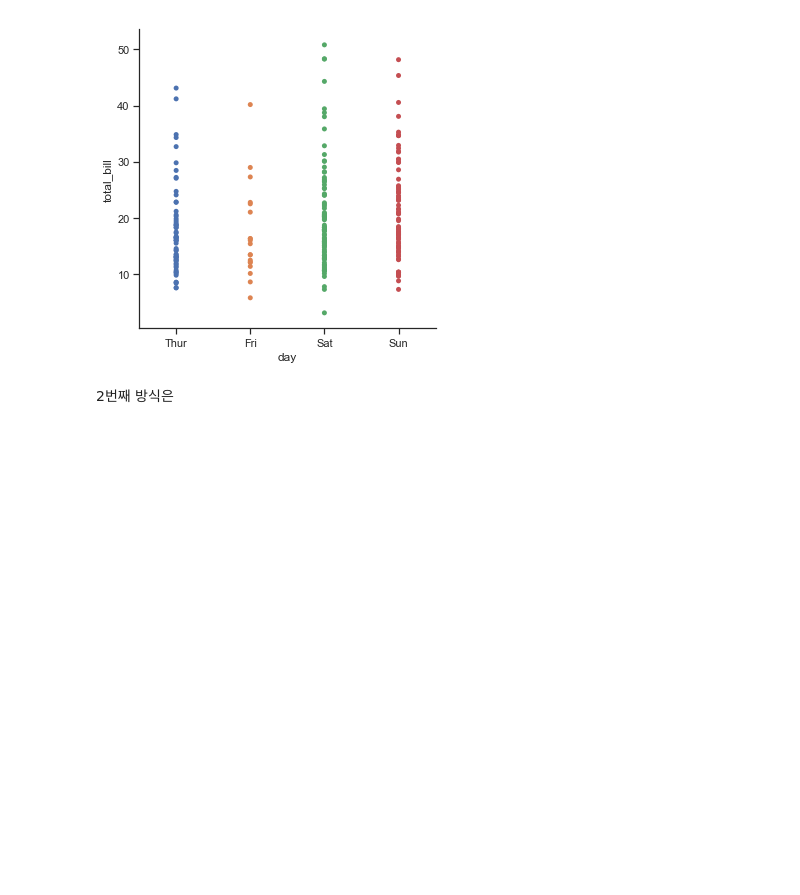
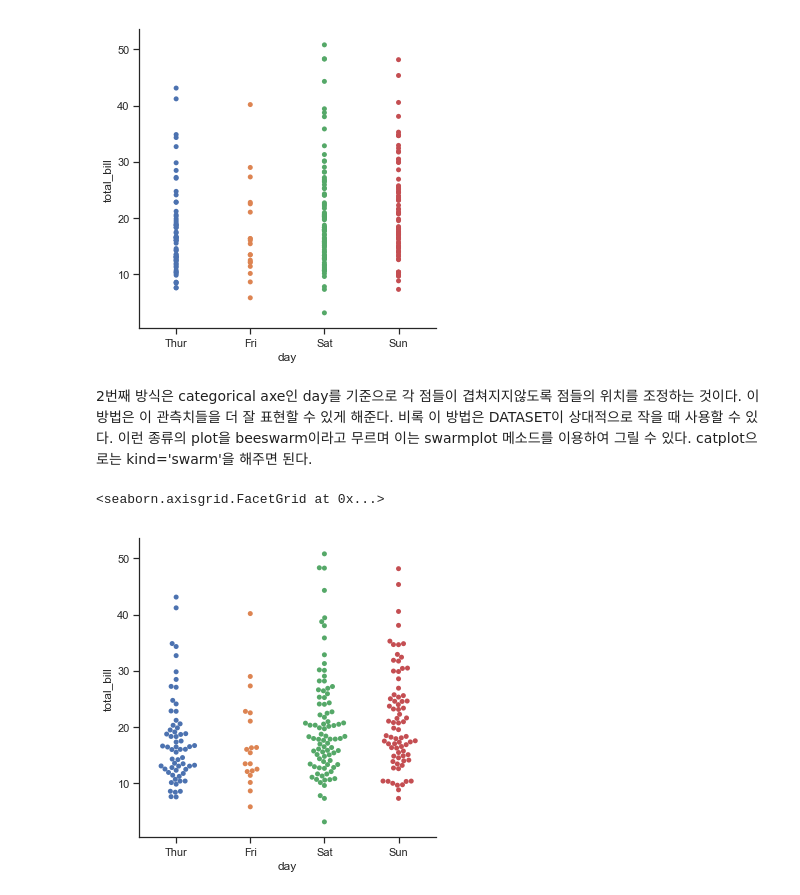
Before and after one commit to amzojh/kaggle, a Jupyter notebook: datavisualization_tutorial/Plotting_with_categrical_data.ipynb, the cells around one changed output. Drawn from its saved outputs; the diff is of its cells as text; code cells hidden in the pictures; blank space fills up the shorter version.

```diff
--- a/datavisualization_tutorial/Plotting_with_categrical_data.ipynb
+++ b/datavisualization_tutorial/Plotting_with_categrical_data.ipynb
@@ -62,5 +62,10 @@ sns.catplot(kind='strip', x='day', y='total_bill', jitter=False, data=tips)
 # %% [output]
 <seaborn.axisgrid.FacetGrid at 0x...>
 [figure]
-# %% [markdown]
-2번째 방식은
+# %% [markdown]
+2번째 방식은 categorical axe인 day를 기준으로 각 점들이 겹쳐지지않도록 점들의 위치를 조정하는 것이다. 이 방법은 이 관측치들을 더 잘 표현할 수 있게 해준다. 비록 이 방법은 DATASET이 상대적으로 작을 때 사용할 수 있다. 이런 종류의 plot을 beeswarm이라고 무르며 이는 swarmplot 메소드를 이용하여 그릴 수 있다. catplot으로는 kind='swarm'을 해주면 된다.
+# %%
+sns.catplot(kind='swarm', x='day', y='total_bill', data=tips)
+# %% [output]
+<seaborn.axisgrid.FacetGrid at 0x...>
+[figure, added]
```
Also changed, not shown: parts of 48 cells of this notebook.
